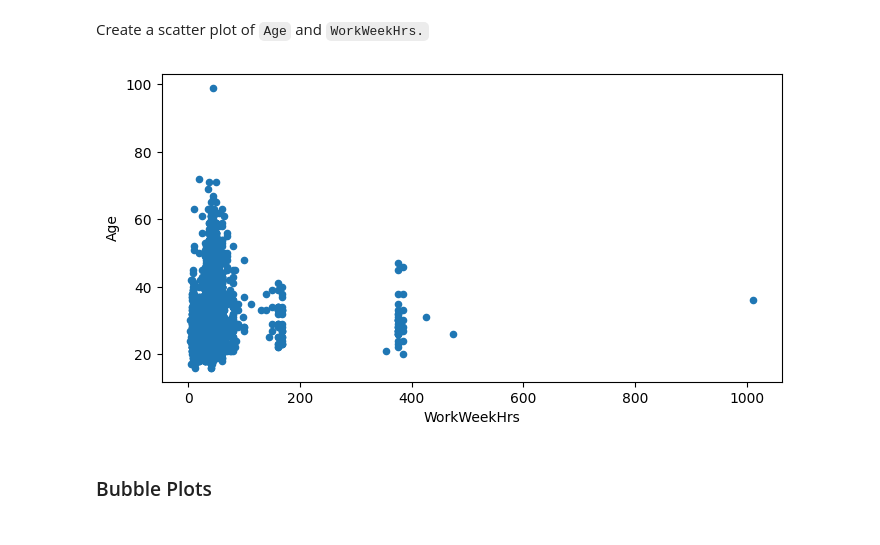
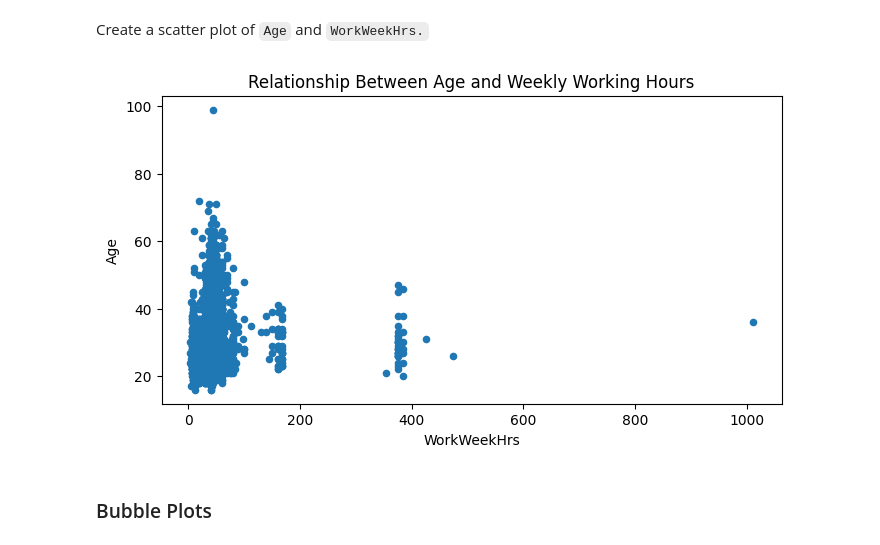
Before and after one commit to juliabulanaja/TechTrends-Analysis, a Jupyter notebook: M4Data_visualization.ipynb, the cells around one changed output. Drawn from its saved outputs; the diff is of its cells as text; code cells hidden in the pictures.

```diff
--- a/M4Data_visualization.ipynb
+++ b/M4Data_visualization.ipynb
@@ -177,13 +183,14 @@ Create a scatter plot of `Age` and `WorkWeekHrs.`
 # %%
 QUERY = """
 SELECT Age, WorkWeekHrs FROM master
 """
 age_WorkWeekHrs_df = pd.read_sql_query(QUERY, conn)
 
 age_WorkWeekHrs_df.plot(kind='scatter', x='WorkWeekHrs', y='Age', figsize=(8, 4))
+plt.title('Relationship Between Age and Weekly Working Hours')
 plt.show()
 # %% [output]
-[figure, old version]
+[figure, new version]
 # %% [markdown]
 ### Bubble Plots
 # %% [markdown]
```
Also changed, not shown: parts of 6 cells of this notebook, 2 other files.
